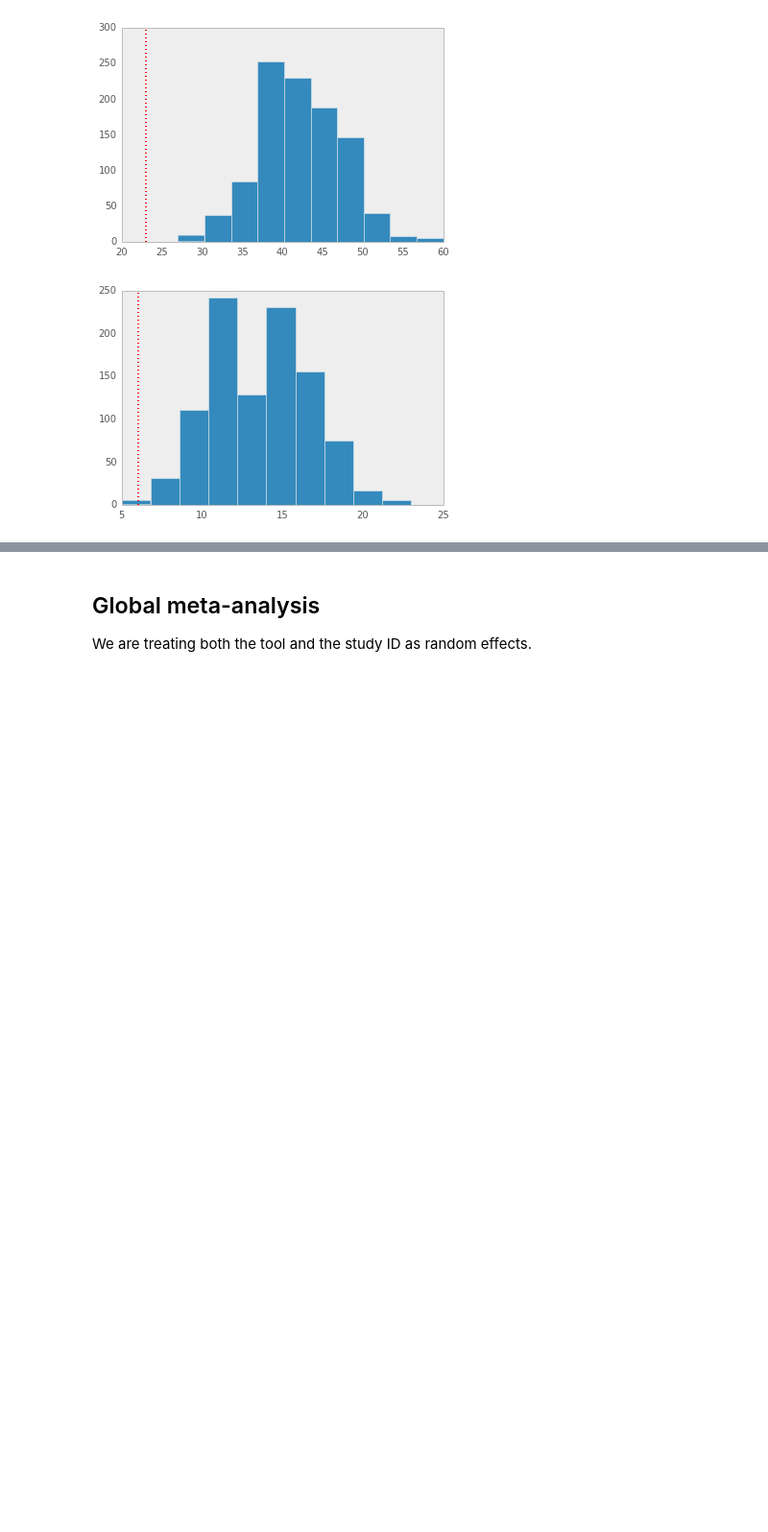
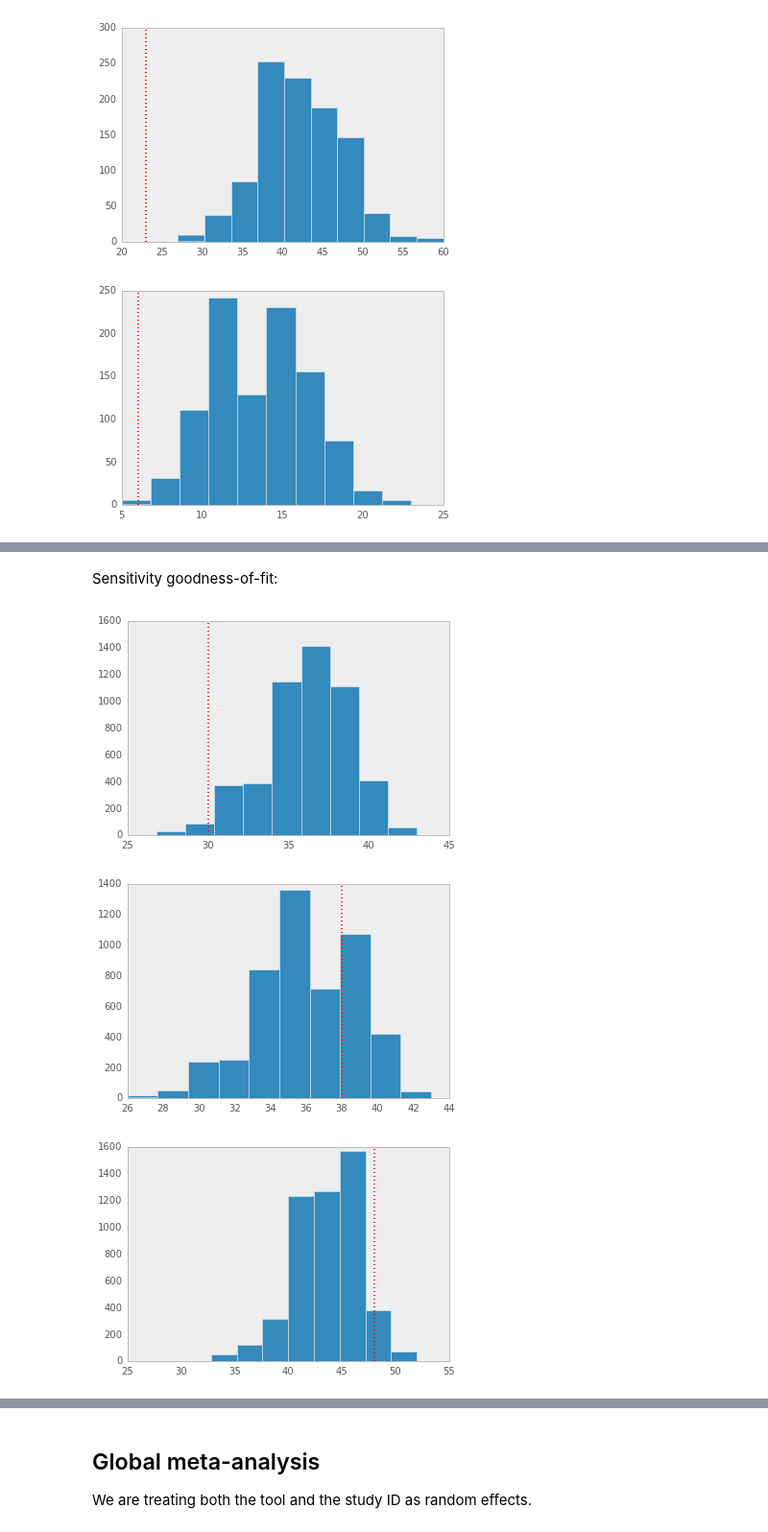
Before and after one commit to fonnesbeck/autism_screening, a Jupyter notebook: Autism Screening Meta-analysis.ipynb, the cells around one changed output, grey strips where cells are left out. Shown at 96% size. Saved outputs shown, nothing was run; the diff lists cells and outputs as text; code cells hidden in the pictures; blank space fills up the shorter version.

```diff
--- a/Autism Screening Meta-analysis.ipynb
+++ b/Autism Screening Meta-analysis.ipynb
@@ -367,0 +507,26 @@ for i,d in enumerate(ppv_only):
+# %% [markdown]
+Sensitivity goodness-of-fit:
+# %%
+rbinom = np.random.binomial
+
+tp = dd_data.tp.values
+tn = dd_data.tn.values
+fp = dd_data.fp.values
+fn = dd_data.fn.values
+
+try:
+    p_sens = tr_dd.traces[0][-5000:]['p_s1d1']
+except AttributeError:
+    p_sens = tr_dd[-5000:]['p_s1d1']
+
+x = np.empty((len(all_data), len(p_sens)))
+for i,d in enumerate(all_data):
+
+    x[i] = rbinom(tp[d]+fn[d], p_sens)
+    plt.figure()
+    plt.hist(x[i])
+    axvline(x=tp[d], linewidth=2, color='r', linestyle='dotted')
+# %% [output]
+[figure, added]
+[figure, added]
+[figure, added]
```
Also changed, not shown: parts of 45 cells of this notebook.
